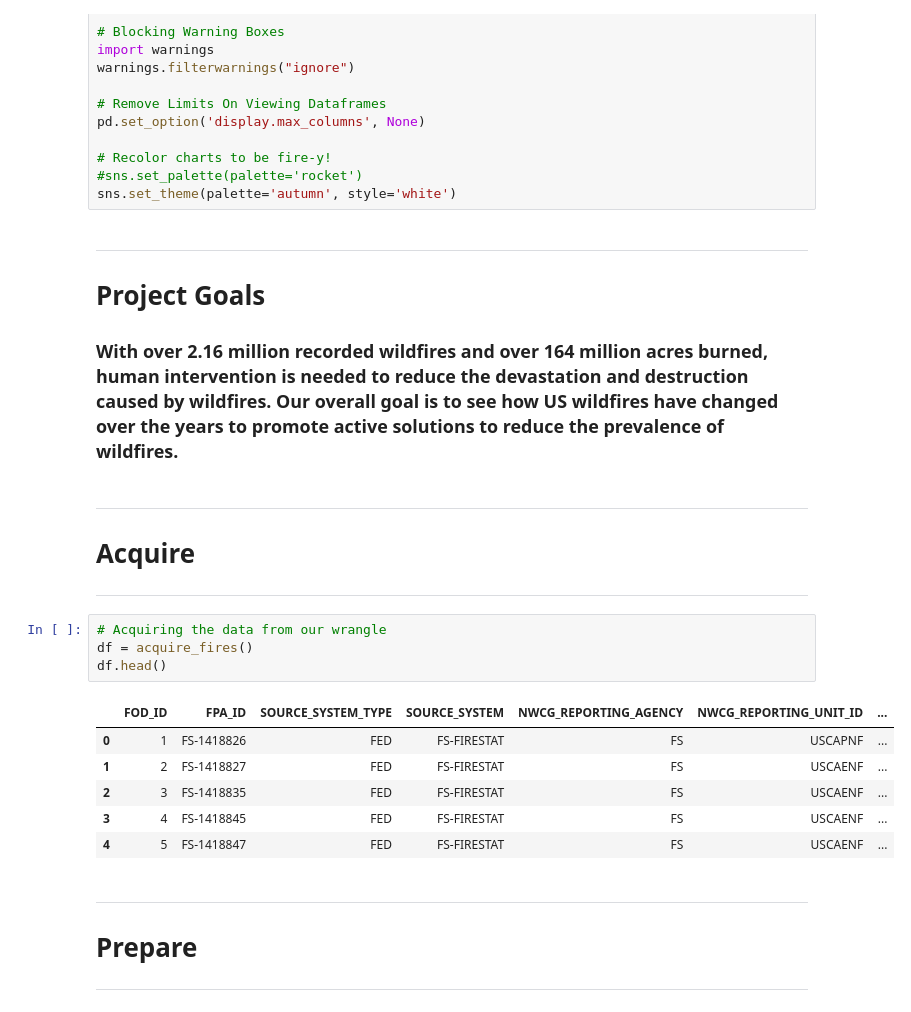
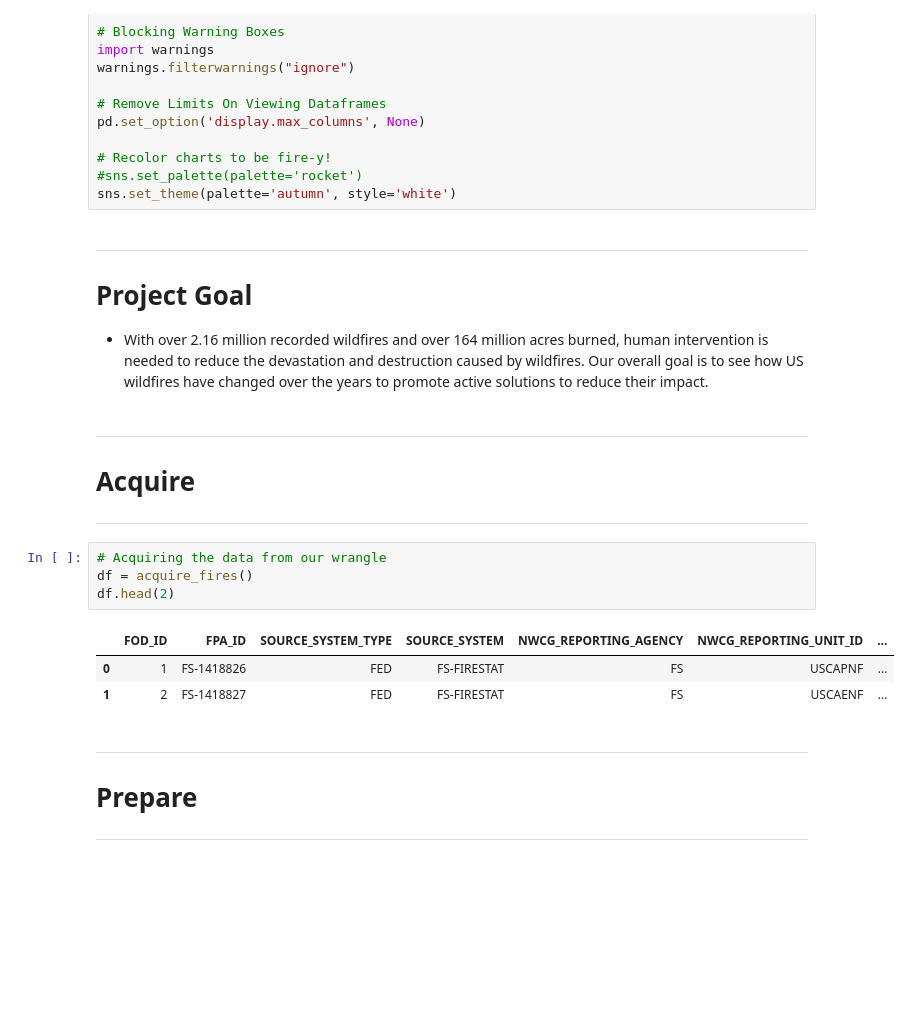
Before and after one commit to Dames-Researching-Flames/Sound-the-Alarm, a Jupyter notebook: Final_Report.ipynb, the cells around one changed output. Drawn from its saved outputs; the diff is of its cells as text; blank space fills up the shorter version.

```diff
--- a/Final_Report.ipynb
+++ b/Final_Report.ipynb
@@ -28,9 +27,9 @@ pd.set_option('display.max_columns', None)
 sns.set_theme(palette='autumn', style='white')
 # %% [markdown]
 ---
-# Project Goals
+# Project Goal
 
-### With over 2.16 million recorded wildfires and over 164 million acres burned, human intervention is needed to reduce the devastation and destruction caused by wildfires. Our overall goal is to see how US wildfires have changed over the years to promote active solutions to reduce the prevalence of wildfires.
+- With over 2.16 million recorded wildfires and over 164 million acres burned, human intervention is needed to reduce the devastation and destruction caused by wildfires. Our overall goal is to see how US wildfires have changed over the years to promote active solutions to reduce their impact.
 # %% [markdown]
 ---
 # Acquire
@@ -38,14 +37,11 @@ sns.set_theme(palette='autumn', style='white')
 # %%
 # Acquiring the data from our wrangle
 df = acquire_fires()
-df.head()
+df.head(2)
 # %% [output]
 |  | FOD_ID | FPA_ID | SOURCE_SYSTEM_TYPE | SOURCE_SYSTEM | NWCG_REPORTING_AGENCY | NWCG_REPORTING_UNIT_ID | ... |
 | 0 | 1 | FS-1418826 | FED | FS-FIRESTAT | FS | USCAPNF | ... |
 | 1 | 2 | FS-1418827 | FED | FS-FIRESTAT | FS | USCAENF | ... |
-| 2 | 3 | FS-1418835 | FED | FS-FIRESTAT | FS | USCAENF | ... |
-| 3 | 4 | FS-1418845 | FED | FS-FIRESTAT | FS | USCAENF | ... |
-| 4 | 5 | FS-1418847 | FED | FS-FIRESTAT | FS | USCAENF | ... |
 # %% [markdown]
 ---
 # Prepare
```
Also changed, not shown: parts of 160 cells of this notebook, 2 other files.
